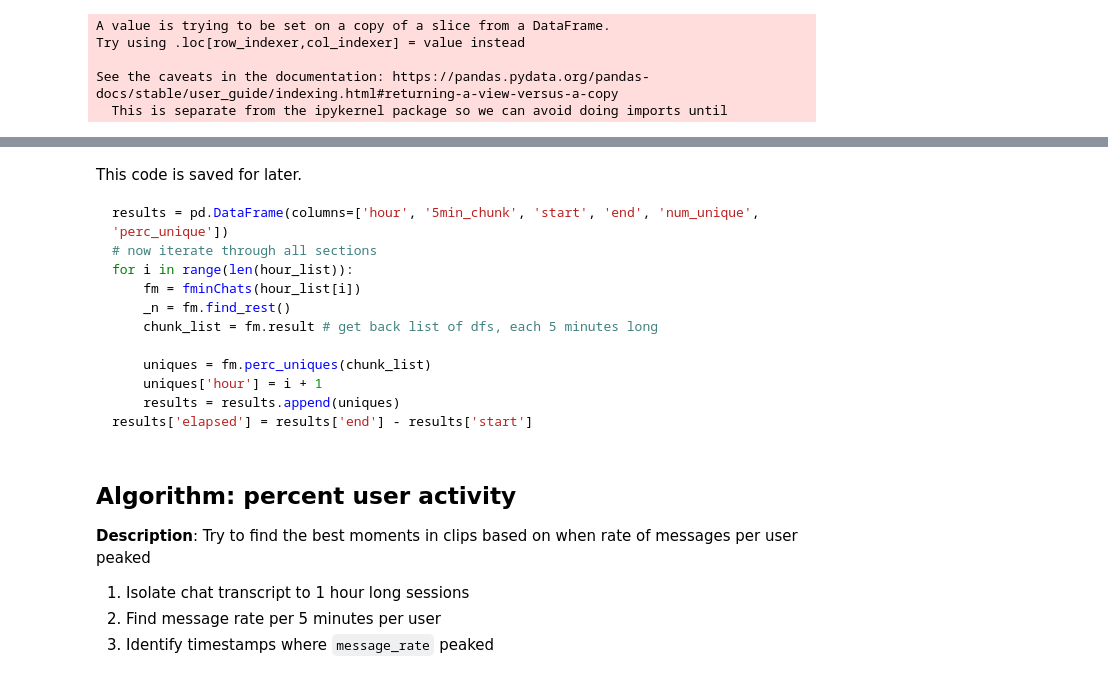
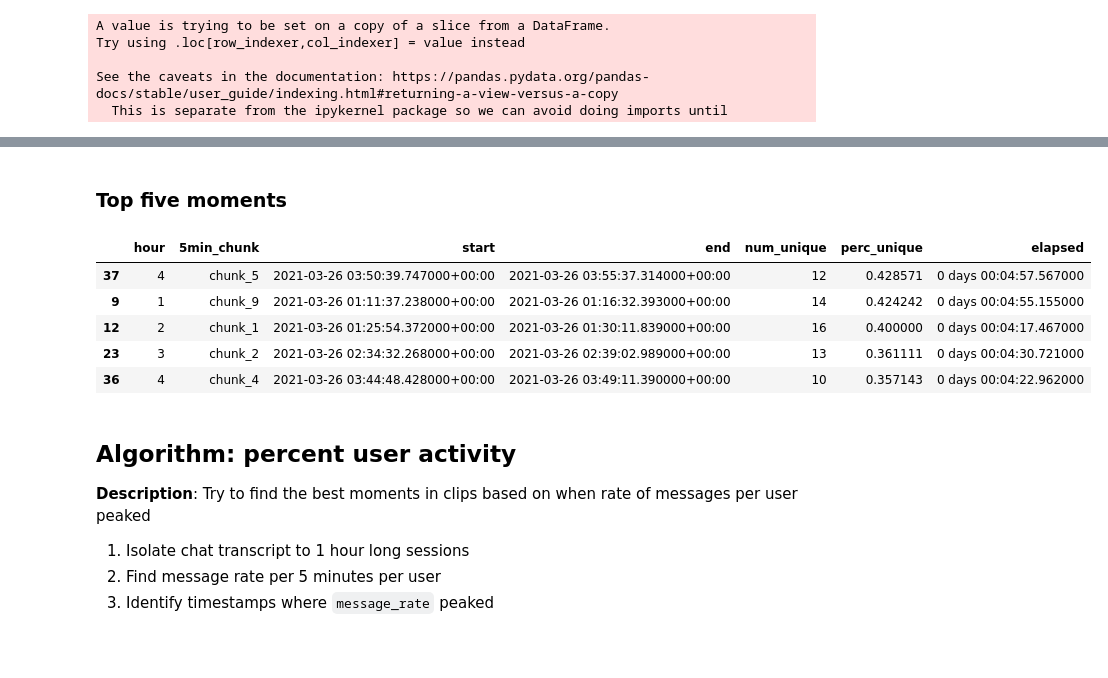
Before and after one commit to pillargg/pillar_algos, a Jupyter notebook: pillar.ipynb, the cells around one changed output, grey strips where cells are left out. Drawn from its saved outputs; the diff is of its cells as text; code cells hidden in the pictures; blank space fills up the shorter version.

````diff
--- a/pillar.ipynb
+++ b/pillar.ipynb
@@ -175,7 +201,7 @@ class fminChats():
         '''
         dataframe = self.dataframe
         last_i = self.last_i
-        if last_i+1 < len(dataframe):
+        if last_i+1 < dataframe.index.max(): # NOT len(dataframe), that bugs out and i dont wanna explain why
             new_df = dataframe.loc[last_i+1:,:] # clip df to start new 5min calc at last_i+1
             newest = new_df[new_df['created_at'] <= new_df.loc[last_i+1,'created_at'] + pd.Timedelta(value=5, unit='minutes')] # filter by minute
             self.result.append(newest) # store in list
@@ -183,7 +209,7 @@ class fminChats():
             self.last_i = newest.index.max()
             self.find_rest() # repeat
         else:
-            print("Done")
+            x=''
 
     def perc_uniques(self, chunk_list):
         '''
@@ -211,4 +237,6 @@ class fminChats():
             perc_unique['num_unique'].append(unique)
             perc_unique['perc_unique'].append(perc)
 
-        return pd.DataFrame(perc_unique)
+        df_unique = pd.DataFrame(perc_unique)
+        df_unique['elapsed'] = df_unique['end'] - df_unique['start']
+        return df_unique
@@ -230,6 +243,7 @@ first = hour_list[0]
 # %%
 # Percent uniques every 5 minutes relative to that 1 hour section's chatters
-fm = fminChats(first)
+second = hour_list[1]
+fm = fminChats(second)
 fm.find_rest()
 chunk_list = fm.result
 
@@ -237,5 +251,5 @@ chunk_list = fm.result
 for i in range(len(chunk_list)):
     chunk_list[i]['chunk_section'] = i
 
-uniques = fm.perc_uniques(chunk_list)
+sec_uniques = fm.perc_uniques(chunk_list)
 # %% [output]
@@ -253,11 +260,0 @@ Timedelta('0 days 00:53:29.348000')
-# %%
-# Percent uniques every 5 minutes relative to that 1 hour section's chatters
-fm = fminChats(second)
-fm.find_rest()
-chunk_list = fm.result
-
-# add chunk column cuz its getting confusing
-for i in range(len(chunk_list)):
-    chunk_list[i]['chunk_section'] = i
-
-uniques = fm.perc_uniques(chunk_list)
@@ -274,18 +261,28 @@ Hour [1] length: 0 days 00:04:41.901000
-# %% [markdown]
-This code is saved for later.
-```python
-results = pd.DataFrame(columns=['hour', '5min_chunk', 'start', 'end', 'num_unique', 'perc_unique'])
-# now iterate through all sections
-for i in range(len(hour_list)):
-    fm = fminChats(hour_list[i])
-    _n = fm.find_rest()
-    chunk_list = fm.result # get back list of dfs, each 5 minutes long
-
-    uniques = fm.perc_uniques(chunk_list)
-    uniques['hour'] = i + 1
-    results = results.append(uniques)
-results['elapsed'] = results['end'] - results['start']
-```
+# %%
+results = pd.DataFrame(columns=['hour', '5min_chunk', 'start', 'end', 'num_unique', 'perc_unique'])
+# now iterate all sections through the class
+for i in range(len(hour_list)):
+    fm = fminChats(hour_list[i])
+    _n = fm.find_rest()
+    chunk_list = fm.result # get back list of dfs, each 5 minutes long
+
+    uniques = fm.perc_uniques(chunk_list)
+    uniques['hour'] = i + 1
+    results = results.append(uniques)
+
+results['elapsed'] = results['end'] - results['start'] # to double check length
+results = results.reset_index(drop=True)
+# %% [markdown]
+### Top five moments
+# %%
+results.sort_values('perc_unique',ascending=False).head()
+# %% [output]
+|  | hour | 5min_chunk | start | end | num_unique | perc_unique | elapsed |
+| 37 | 4 | chunk_5 | 2021-03-26 03:50:39.747000+00:00 | 2021-03-26 03:55:37.314000+00:00 | 12 | 0.428571 | 0 days 00:04:57.567000 |
+| 9 | 1 | chunk_9 | 2021-03-26 01:11:37.238000+00:00 | 2021-03-26 01:16:32.393000+00:00 | 14 | 0.424242 | 0 days 00:04:55.155000 |
+| 12 | 2 | chunk_1 | 2021-03-26 01:25:54.372000+00:00 | 2021-03-26 01:30:11.839000+00:00 | 16 | 0.400000 | 0 days 00:04:17.467000 |
+| 23 | 3 | chunk_2 | 2021-03-26 02:34:32.268000+00:00 | 2021-03-26 02:39:02.989000+00:00 | 13 | 0.361111 | 0 days 00:04:30.721000 |
+| 36 | 4 | chunk_4 | 2021-03-26 03:44:48.428000+00:00 | 2021-03-26 03:49:11.390000+00:00 | 10 | 0.357143 | 0 days 00:04:22.962000 |
 # %% [markdown]
 ## Algorithm: percent user activity
 
````
Also changed, not shown: parts of 15 cells of this notebook.
